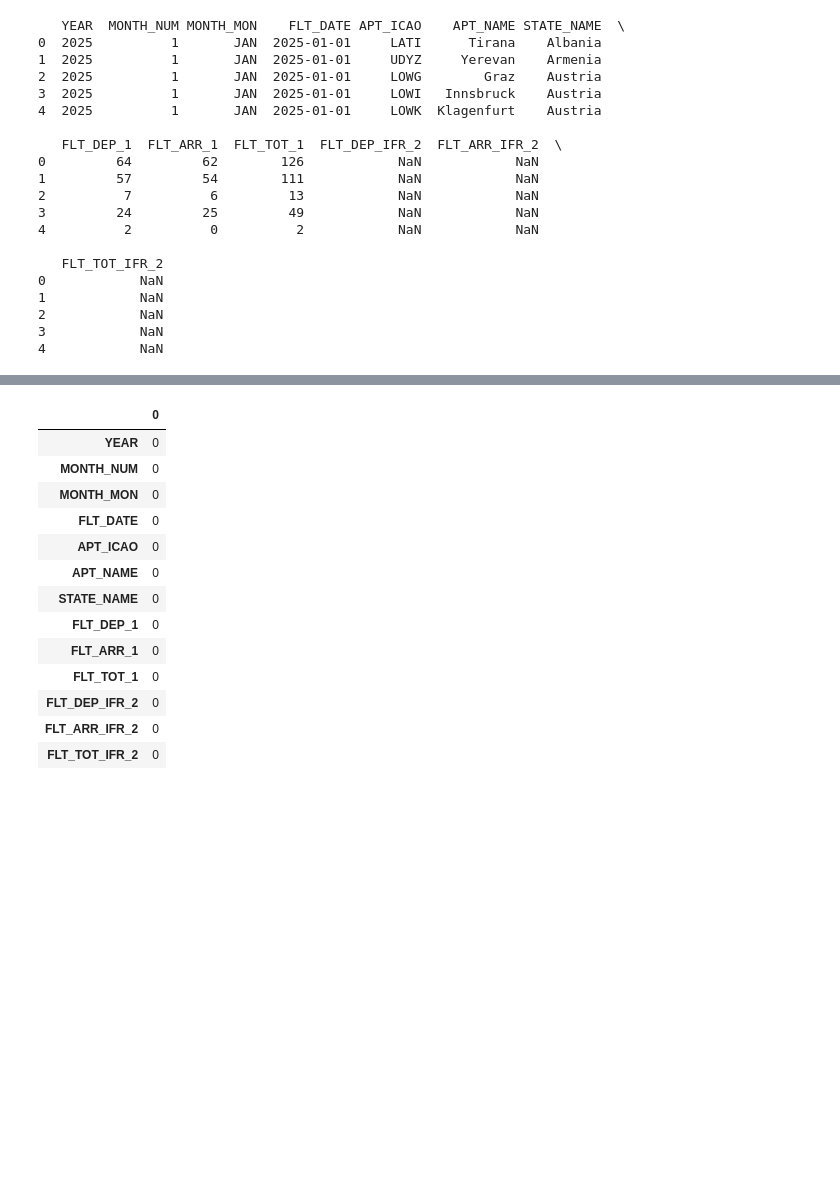
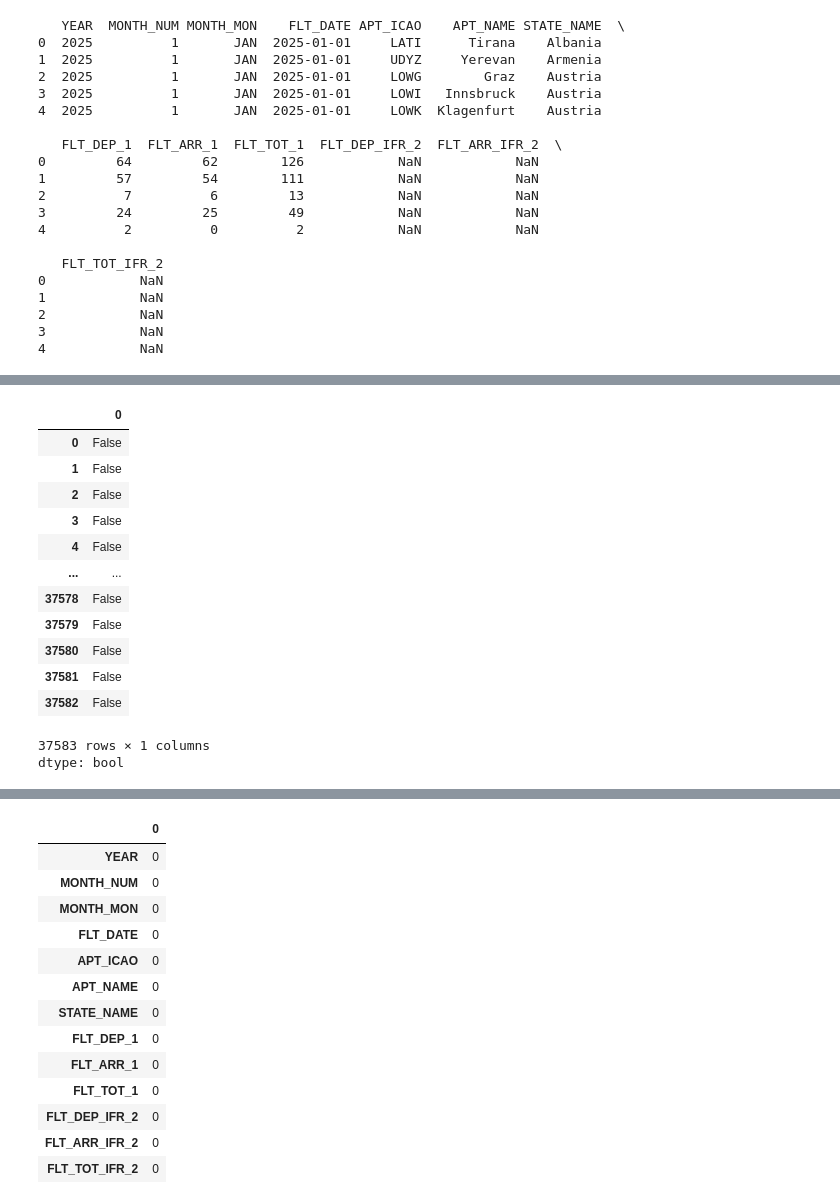
Before and after one commit to ROSEVARGHESE95/Airport-traffic-analysis-2025, a Jupyter notebook: AIRPORT1.ipynb, the cells around one changed output, grey strips where cells are left out. Cells and saved outputs as stored; diff of their text form; code cells hidden in the pictures; blank space fills up the shorter version.

```diff
--- a/AIRPORT1.ipynb
+++ b/AIRPORT1.ipynb
@@ -91,6 +100,23 @@ Index(['YEAR', 'MONTH_NUM', 'MONTH_MON', 'FLT_DATE', 'APT_ICAO', 'APT_NAME',
       dtype='object')
 Numerical columns: ['YEAR', 'MONTH_NUM', 'FLT_DEP_1', 'FLT_ARR_1', 'FLT_TOT_1', 'FLT_DEP_IFR_2', 'FLT_ARR_IFR_2', 'FLT_TOT_IFR_2']
 Categorical columns: ['MONTH_MON', 'FLT_DATE', 'APT_ICAO', 'APT_NAME', 'STATE_NAME']
+# %%
+df.duplicated()
+# %% [output]
+|  | 0 |
+| 0 | False |
+| 1 | False |
+| 2 | False |
+| 3 | False |
+| 4 | False |
+| ... | ... |
+| 37578 | False |
+| 37579 | False |
+| 37580 | False |
+| 37581 | False |
+| 37582 | False |
+37583 rows × 1 columns
+dtype: bool
 # %%
 #data preprocesssing
 df = df.drop_duplicates()
```
Also changed, not shown: parts of 24 cells of this notebook.
